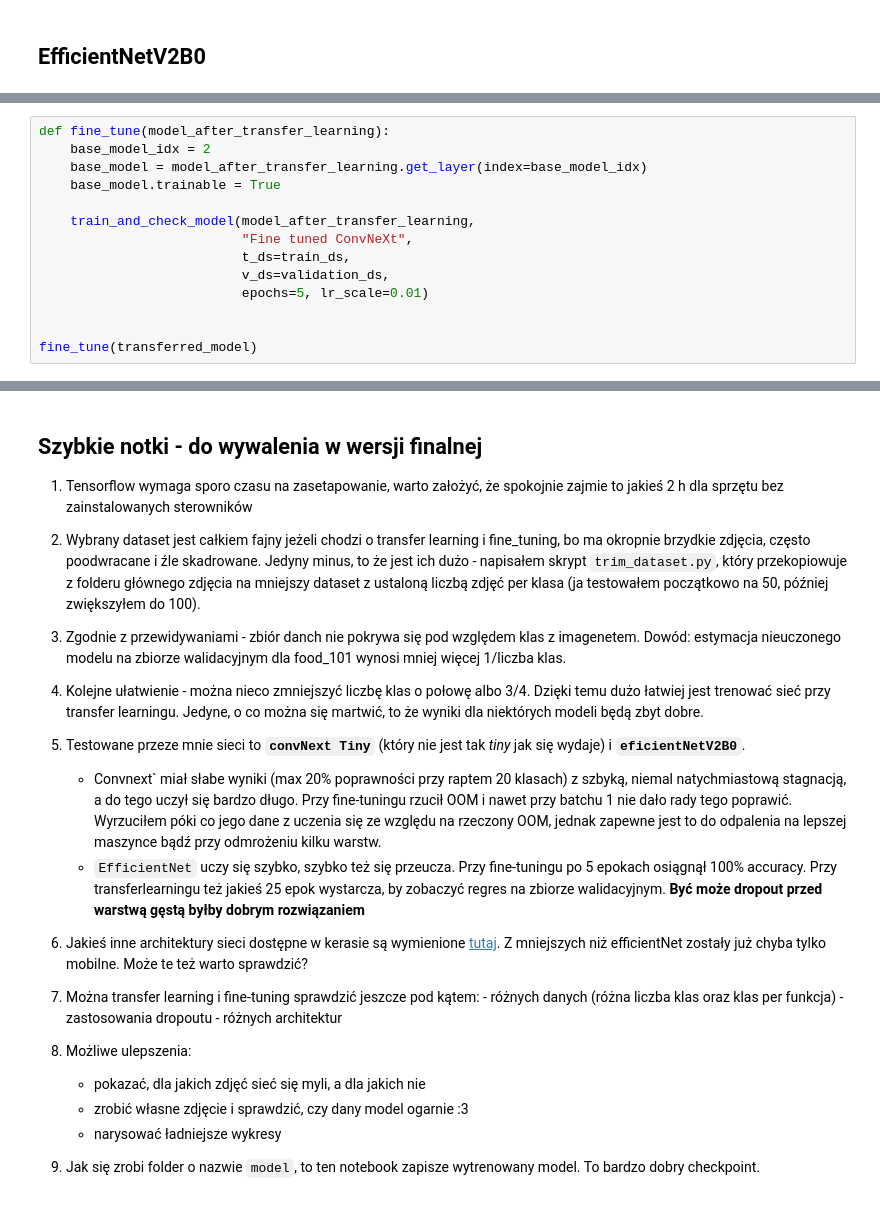
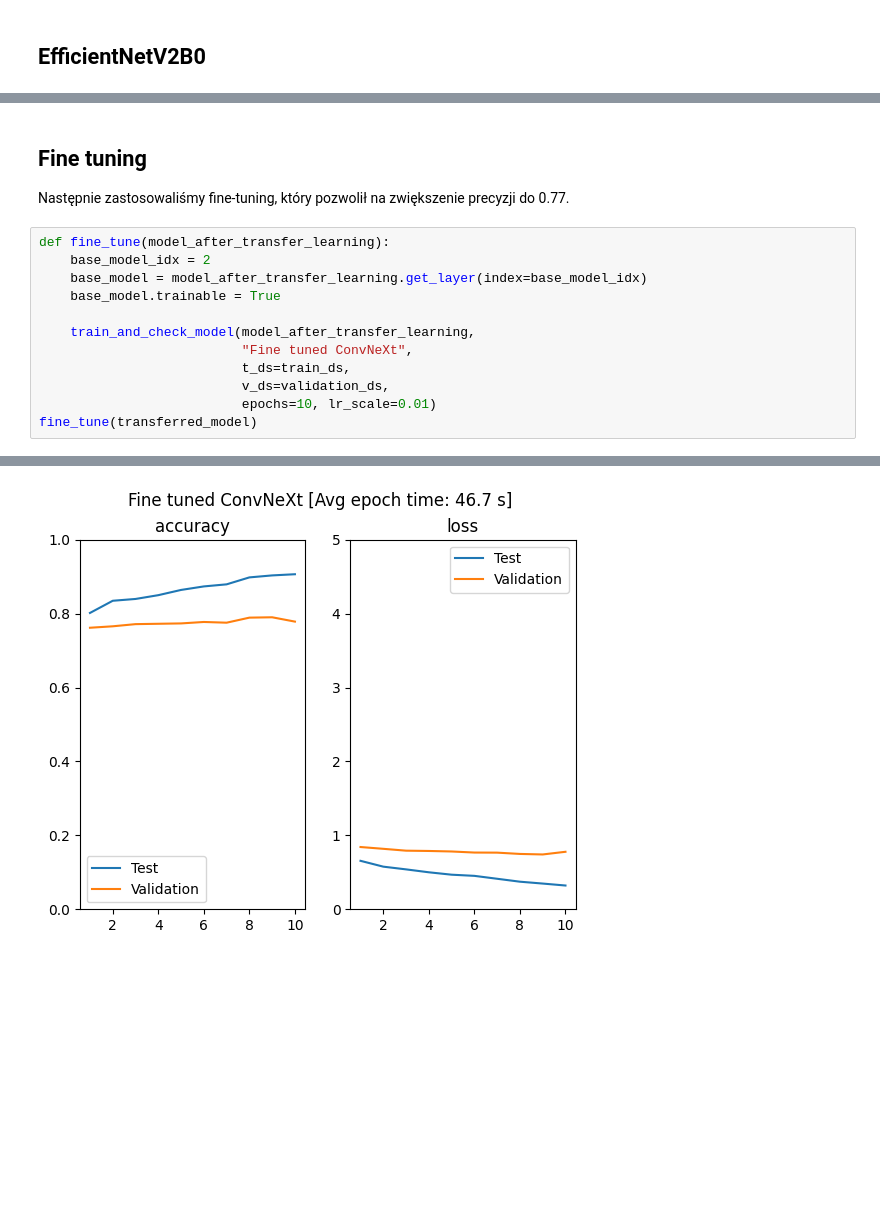
Before and after one commit to pkrucz00/wdzd_project, a Jupyter notebook: report.ipynb, the cells around one changed output, grey strips where cells are left out. Cells and saved outputs as stored; diff of their text form; blank space fills up the shorter version.

```diff
--- a/report.ipynb
+++ b/report.ipynb
@@ -264,3 +300,6 @@ INFO:tensorflow:Assets written to: ../models/Transfer learning model/assets
+# %% [markdown]
+## Fine tuning
+Następnie zastosowaliśmy fine-tuning, który pozwolił na zwiększenie precyzji do 0.77.
 # %%
 def fine_tune(model_after_transfer_learning):
     base_model_idx = 2
@@ -271,8 +310,6 @@ def fine_tune(model_after_transfer_learning):
                           "Fine tuned ConvNeXt",
                           t_ds=train_ds,
                           v_ds=validation_ds,
-                          epochs=5, lr_scale=0.01)
-
-
+                          epochs=10, lr_scale=0.01)
 fine_tune(transferred_model)
 # %% [output]
@@ -288,22 +337 @@ Epoch 5/5
+[figure, added]
-# %% [markdown]
-## Szybkie notki - do wywalenia w wersji finalnej
-
-  1. Tensorflow wymaga sporo czasu na zasetapowanie, warto założyć, że spokojnie zajmie to jakieś 2 h dla sprzętu bez zainstalowanych sterowników
-  2. Wybrany dataset jest całkiem fajny jeżeli chodzi o transfer learning i fine_tuning, bo ma okropnie brzydkie zdjęcia, często poodwracane i źle skadrowane. Jedyny minus, to że jest ich dużo - napisałem skrypt `trim_dataset.py`, który przekopiowuje z folderu głównego zdjęcia na mniejszy dataset z ustaloną liczbą zdjęć per klasa (ja testowałem początkowo na 50, później zwiększyłem do 100).
-  3. Zgodnie z przewidywaniami - zbiór danch nie pokrywa się pod względem klas z imagenetem. Dowód: estymacja nieuczonego modelu na zbiorze walidacyjnym dla food_101 wynosi mniej więcej 1/liczba klas.
-  4. Kolejne ułatwienie - można nieco zmniejszyć liczbę klas o połowę albo 3/4. Dzięki temu dużo łatwiej jest trenować sieć przy transfer learningu. Jedyne, o co można się martwić, to że wyniki dla niektórych modeli będą zbyt dobre.
-  5. Testowane przeze mnie sieci to **`convNext Tiny`** (który nie jest tak *tiny* jak się wydaje) i **`eficientNetV2B0`**.
-     - Convnext` miał słabe wyniki (max 20% poprawności przy raptem 20 klasach) z szbyką, niemal natychmiastową stagnacją, a do tego uczył się bardzo długo. Przy fine-tuningu rzucił OOM i nawet przy batchu 1 nie dało rady tego poprawić. Wyrzuciłem póki co jego dane z uczenia się ze względu na rzeczony OOM, jednak zapewne jest to do odpalenia na lepszej maszynce bądź przy odmrożeniu kilku warstw.
-     - `EfficientNet` uczy się szybko, szybko też się przeucza. Przy fine-tuningu po 5 epokach osiągnął 100% accuracy. Przy transferlearningu też jakieś 25 epok wystarcza, by zobaczyć regres na zbiorze walidacyjnym. **Być może dropout przed warstwą gęstą byłby dobrym rozwiązaniem**
-
-  6. Jakieś inne architektury sieci dostępne w kerasie są wymienione [tutaj](https://keras.io/api/applications/). Z mniejszych niż efficientNet zostały już chyba tylko mobilne. Może te też warto sprawdzić?
-  7. Można transfer learning i fine-tuning sprawdzić jeszcze pod kątem:
-    -  różnych danych (różna liczba klas oraz klas per funkcja)
-    -  zastosowania dropoutu
-    - różnych architektur
-
-  8. Możliwe ulepszenia:
-     - pokazać, dla jakich zdjęć sieć się myli, a dla jakich nie
-     - zrobić własne zdjęcie i sprawdzić, czy dany model ogarnie :3
-     - narysować ładniejsze wykresy
-  9. Jak się zrobi folder o nazwie `model`, to ten notebook zapisze wytrenowany model. To bardzo dobry checkpoint.
```
Also changed, not shown: parts of 33 cells of this notebook, 2 other files.
